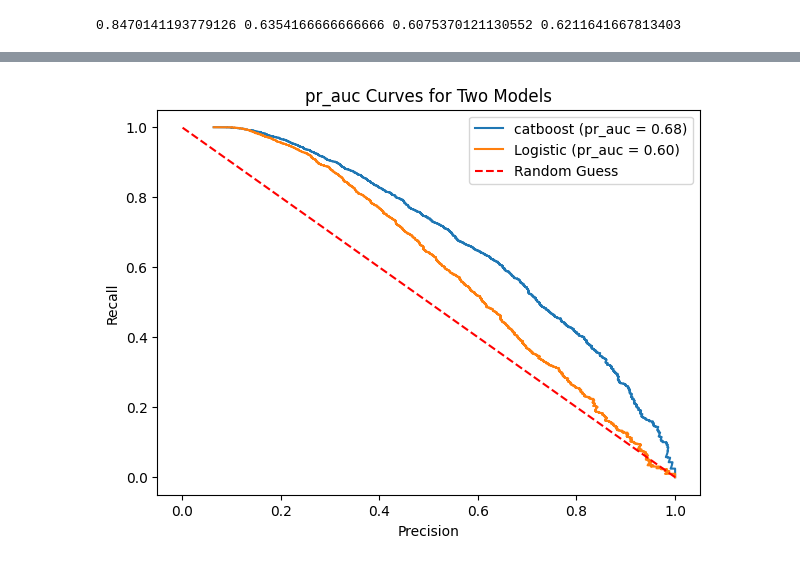
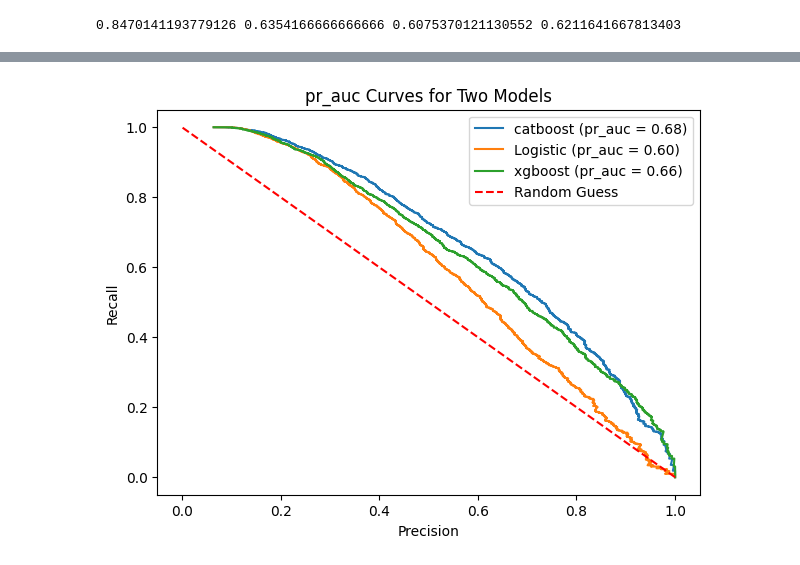
Before and after one commit to sindla97/Machine-Learning, a Jupyter notebook: census_bureau.ipynb, the cells around one changed output, grey strips where cells are left out. Cells and saved outputs as stored; diff of their text form; code cells hidden in the pictures.

```diff
--- a/census_bureau.ipynb
+++ b/census_bureau.ipynb
@@ -552,6 +552,7 @@ model = CatBoostClassifier(
     iterations=1000,
     learning_rate=0.05,
     depth=10,
+    loss_function='Logloss',
     eval_metric='AUC',
     class_weights=[weights[0], weights[1]],
     random_seed=42,
@@ -561,17 +562,16 @@ model = CatBoostClassifier(
 train_pool = Pool(
     data=train_df[final_features_boost],
     label=train_df[target],
-    weight=train_df[sample_weight],            # <-- weights for training set
-    cat_features=cat_l_cardinal_col        # if you have categorical columns
+    weight=train_df[sample_weight],
+    cat_features=cat_l_cardinal_col
 )
 
 eval_pool = Pool(
     data=test_df[final_features_boost],
     label=test_df[target],
-    weight=test_df[sample_weight],             # <-- weights for eval set
+    weight=test_df[sample_weight],
     cat_features=cat_l_cardinal_col
 )
 
-# Train
 model.fit(train_pool, eval_set=eval_pool,use_best_model=True)
 # %% [output]
@@ -663,0 +641,8 @@ print(optimal_threshold, precision[optimal_idx], recall[optimal_idx],f1_scores[o
+# %%
+from sklearn.preprocessing import LabelEncoder
+le=LabelEncoder()
+for i in cat_l_cardinal_col:
+  train_df[i]=le.fit_transform(train_df[i])
+  train_df[i]=train_df[i].astype('category')
+  test_df[i]=le.transform(test_df[i])
+  test_df[i]=test_df[i].astype('category')
@@ -663,0 +745,23 @@ print(optimal_threshold, precision[optimal_idx], recall[optimal_idx],f1_scores[o
+# %%
+from sklearn.metrics import roc_curve,auc
+y_pred_logistic = lr.predict_proba(test_df_final)[:, 1]
+y_pred_cat = model.predict_proba(test_df[final_features_boost])[:, 1]
+y_pred_xgb = xgb.predict_proba(test_df[final_features_boost])[:, 1]
+
+tmp_df = pd.DataFrame(
+    {'True': test_df[target], 'Logistic': y_pred_logistic, 'catboost': y_pred_cat, 'xgboost':y_pred_xgb})
+
+plt.figure(figsize=(7, 5))
+
+for i in ['catboost','Logistic', 'xgboost']:
+    fpr, tpr, _ = roc_curve(tmp_df['True'], tmp_df[i],sample_weight=test_df[sample_weight])
+    roc_auc = auc(fpr, tpr)
+    plt.plot(fpr, tpr, label=f'{i} (AUC = {roc_auc:.2f})')
+
+plt.plot([0, 1], [0, 1], 'r--', label='Random Guess')
+
+plt.xlabel('False Positive Rate')
+plt.ylabel('True Positive Rate')
+plt.title('ROC Curves for Two Models')
+plt.legend()
+plt.show()
@@ -664,21 +770,21 @@ print(optimal_threshold, precision[optimal_idx], recall[optimal_idx],f1_scores[o
 # %%
-from sklearn.metrics import roc_curve,auc,average_precision_score
+from sklearn.metrics import roc_curve,auc,average_precision_score,precision_recall_curve
 
 plt.figure(figsize=(7, 5))
 
-for i in ['catboost','Logistic']:
+for i in ['catboost','Logistic','xgboost']:
     precision, recall, thresholds = precision_recall_curve(tmp_df['True'], tmp_df[i],sample_weight=test_df[sample_weight])
     pr_auc = average_precision_score(
         tmp_df['True'], tmp_df[i], sample_weight=test_df[sample_weight]
     )
     plt.plot(precision, recall, label=f'{i} (pr_auc = {pr_auc:.2f})')
 
 plt.plot([1, 0], [0,1], 'r--', label='Random Guess')
 
 plt.xlabel('Precision')
 plt.ylabel('Recall')
 plt.title('pr_auc Curves for Two Models')
 plt.legend()
 plt.show()
 # %% [output]
-[figure, old version]
+[figure, new version]
```
Also changed, not shown: parts of 11 cells of this notebook.
